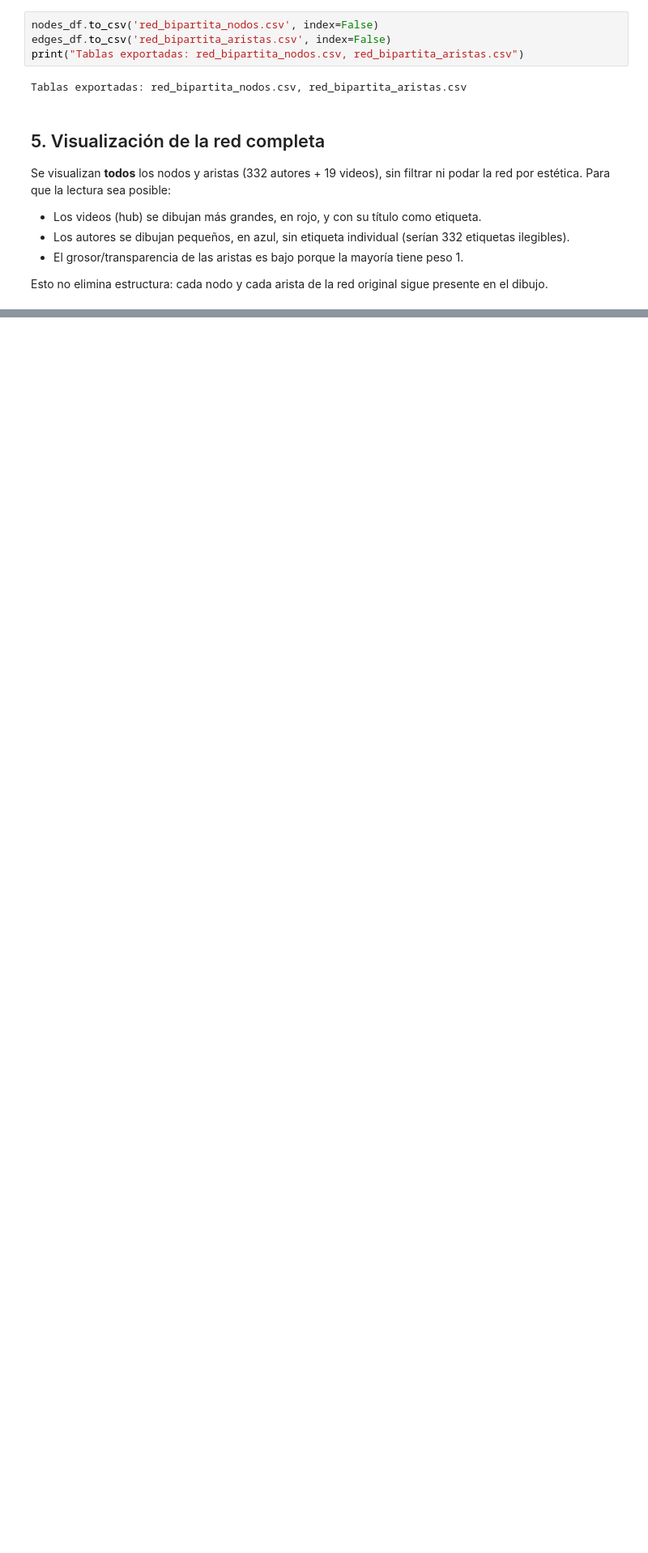
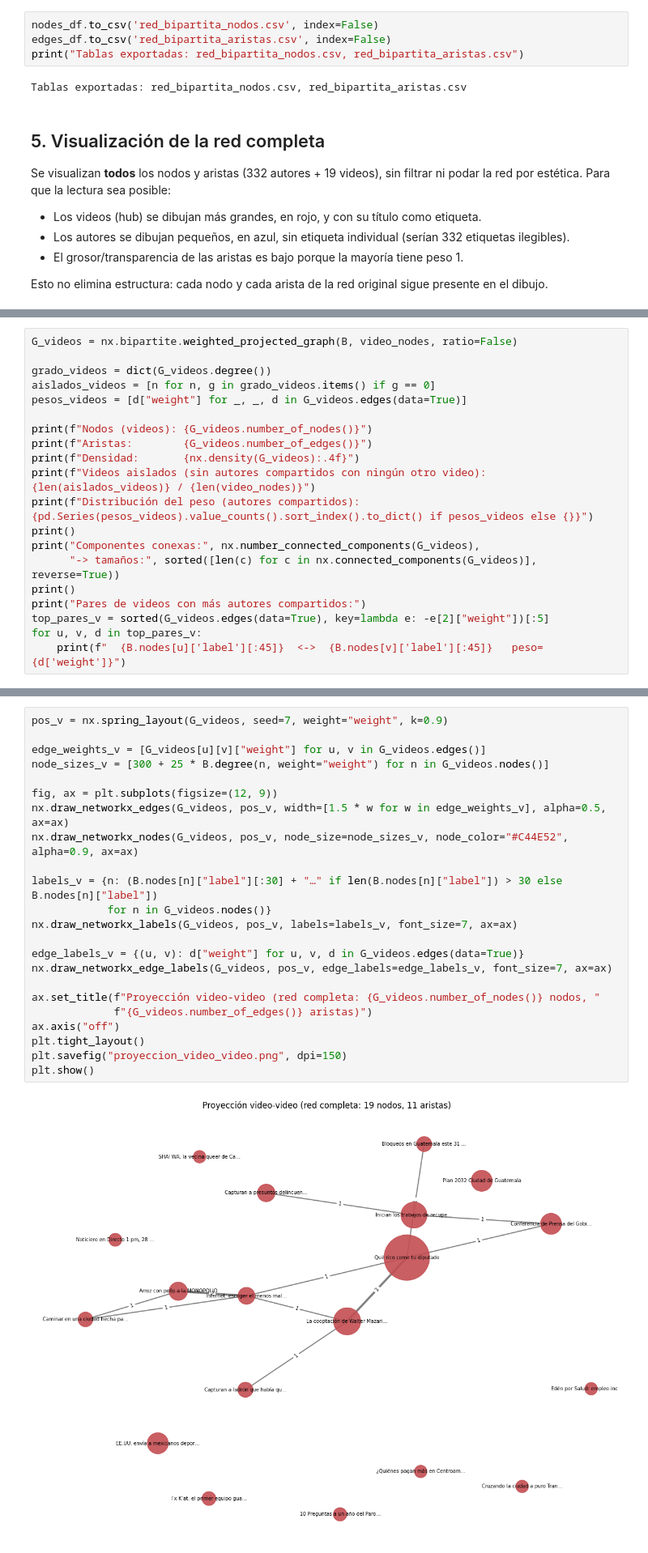
Before and after one commit to NESHGP04/Lab6-DS, a Jupyter notebook: red_bipartita_autor_video.ipynb, the cells around one changed output, grey strips where cells are left out. Shown at 81% size. Drawn from its saved outputs; the diff is of its cells as text; blank space fills up the shorter version.

```diff
--- a/red_bipartita_autor_video.ipynb
+++ b/red_bipartita_autor_video.ipynb
@@ -237,0 +280,20 @@ plt.show()
+# %%
+G_videos = nx.bipartite.weighted_projected_graph(B, video_nodes, ratio=False)
+
+grado_videos = dict(G_videos.degree())
+aislados_videos = [n for n, g in grado_videos.items() if g == 0]
+pesos_videos = [d["weight"] for _, _, d in G_videos.edges(data=True)]
+
+print(f"Nodos (videos): {G_videos.number_of_nodes()}")
+print(f"Aristas:        {G_videos.number_of_edges()}")
+print(f"Densidad:       {nx.density(G_videos):.4f}")
+print(f"Videos aislados (sin autores compartidos con ningún otro video): {len(aislados_videos)} / {len(video_nodes)}")
+print(f"Distribución del peso (autores compartidos): {pd.Series(pesos_videos).value_counts().sort_index().to_dict() if pesos_videos else {}}")
+print()
+print("Componentes conexas:", nx.number_connected_components(G_videos),
+      "-> tamaños:", sorted([len(c) for c in nx.connected_components(G_videos)], reverse=True))
+print()
+print("Pares de videos con más autores compartidos:")
+top_pares_v = sorted(G_videos.edges(data=True), key=lambda e: -e[2]["weight"])[:5]
+for u, v, d in top_pares_v:
+    print(f"  {B.nodes[u]['label'][:45]}  <->  {B.nodes[v]['label'][:45]}   peso={d['weight']}")
@@ -237,0 +384,25 @@ plt.show()
+# %%
+pos_v = nx.spring_layout(G_videos, seed=7, weight="weight", k=0.9)
+
+edge_weights_v = [G_videos[u][v]["weight"] for u, v in G_videos.edges()]
+node_sizes_v = [300 + 25 * B.degree(n, weight="weight") for n in G_videos.nodes()]
+
+fig, ax = plt.subplots(figsize=(12, 9))
+nx.draw_networkx_edges(G_videos, pos_v, width=[1.5 * w for w in edge_weights_v], alpha=0.5, ax=ax)
+nx.draw_networkx_nodes(G_videos, pos_v, node_size=node_sizes_v, node_color="#C44E52", alpha=0.9, ax=ax)
+
+labels_v = {n: (B.nodes[n]["label"][:30] + "…" if len(B.nodes[n]["label"]) > 30 else B.nodes[n]["label"])
+            for n in G_videos.nodes()}
+nx.draw_networkx_labels(G_videos, pos_v, labels=labels_v, font_size=7, ax=ax)
+
+edge_labels_v = {(u, v): d["weight"] for u, v, d in G_videos.edges(data=True)}
+nx.draw_networkx_edge_labels(G_videos, pos_v, edge_labels=edge_labels_v, font_size=7, ax=ax)
+
+ax.set_title(f"Proyección video-video (red completa: {G_videos.number_of_nodes()} nodos, "
+             f"{G_videos.number_of_edges()} aristas)")
+ax.axis("off")
+plt.tight_layout()
+plt.savefig("proyeccion_video_video.png", dpi=150)
+plt.show()
+# %% [output]
+[figure, added]
```
Also changed, not shown: parts of 10 cells of this notebook, 3 other files.
